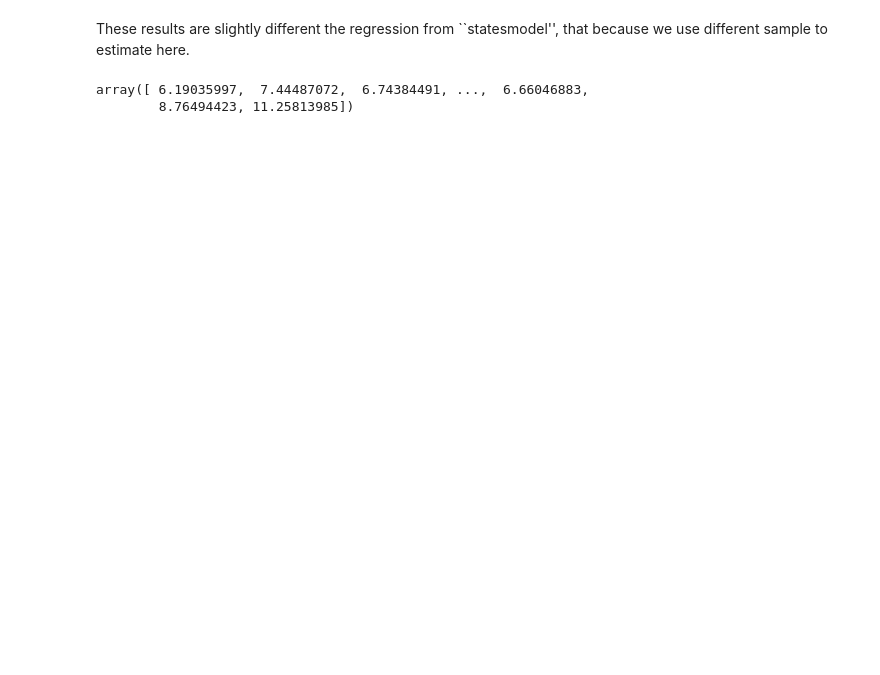
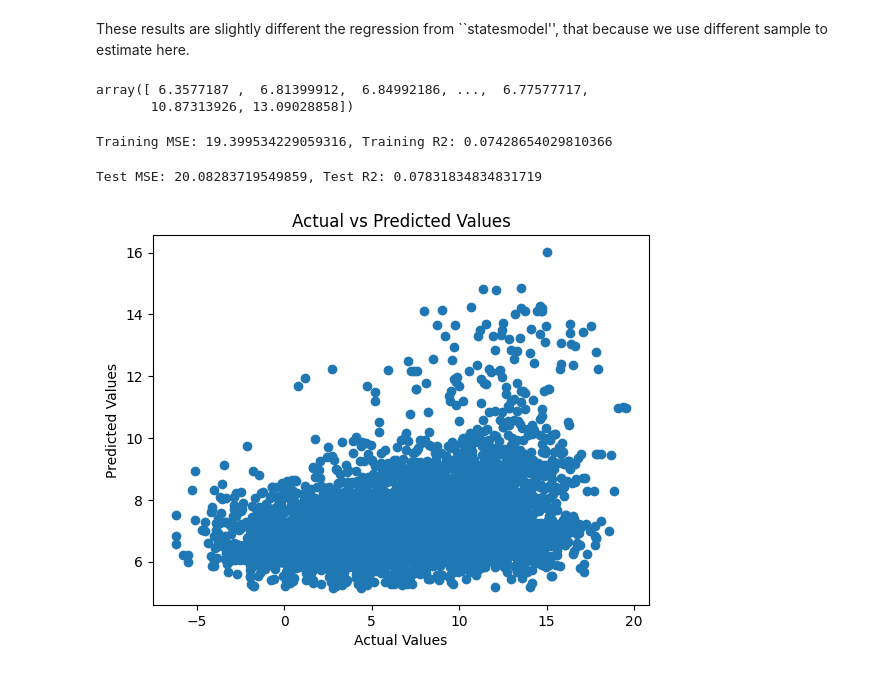
Before and after one commit to JayNie027/ML_python, a Jupyter notebook: ML_python.ipynb, the cells around one changed output. Drawn from its saved outputs; the diff is of its cells as text; code cells hidden in the pictures; blank space fills up the shorter version.

```diff
--- a/ML_python.ipynb
+++ b/ML_python.ipynb
@@ -232,0 +245,4 @@ x= x.reshape(-1, 1)
+# %%
+col_drop = ["iso3_o", "iso3_d", "dist", "tradeflow_comtrade_d"];
+df_mc = df.drop(col_drop, axis = 1)
+df_mc
@@ -232,0 +271,4 @@ x= x.reshape(-1, 1)
+# %%
+y = df["logtrade"].values
+y.shape
+y
@@ -232,0 +278,3 @@ x= x.reshape(-1, 1)
+# %%
+x = df_mc.drop("logtrade", axis = 1).values
+x.shape
@@ -253,5 +302,5 @@ These results are slightly different the regression from ``statesmodel'', that b
 # %%
 reg.predict(x)
 # %% [output]
-array([ 6.19035997,  7.44487072,  6.74384491, ...,  6.66046883,
-        8.76494423, 11.25813985])
+array([ 6.3577187 ,  6.81399912,  6.84992186, ...,  6.77577717,
+       10.87313926, 13.09028858])
@@ -257,0 +309,26 @@ array([ 6.19035997,  7.44487072,  6.74384491, ...,  6.66046883,
+# %%
+y_train_pred = reg.predict(X_train)
+y_test_pred = reg.predict(X_test)
+# %%
+mse_train = mean_squared_error(y_train, y_train_pred)
+r2_train = r2_score(y_train, y_train_pred)
+print(f"Training MSE: {mse_train}, Training R2: {r2_train}")
+# %% [output]
+Training MSE: 19.399534229059316, Training R2: 0.07428654029810366
+# %%
+mse_test = mean_squared_error(y_test, y_test_pred)
+r2_test = r2_score(y_test, y_test_pred)
+print(f"Test MSE: {mse_test}, Test R2: {r2_test}")
+# %% [output]
+Test MSE: 20.08283719549859, Test R2: 0.07831834834831719
+# %%
+import matplotlib.pyplot as plt
+
+# Plotting the results
+plt.scatter(y_test, y_test_pred)
+plt.xlabel("Actual Values")
+plt.ylabel("Predicted Values")
+plt.title("Actual vs Predicted Values")
+plt.show()
+# %% [output]
+[figure, added]
```
Also changed, not shown: parts of 19 cells of this notebook.
